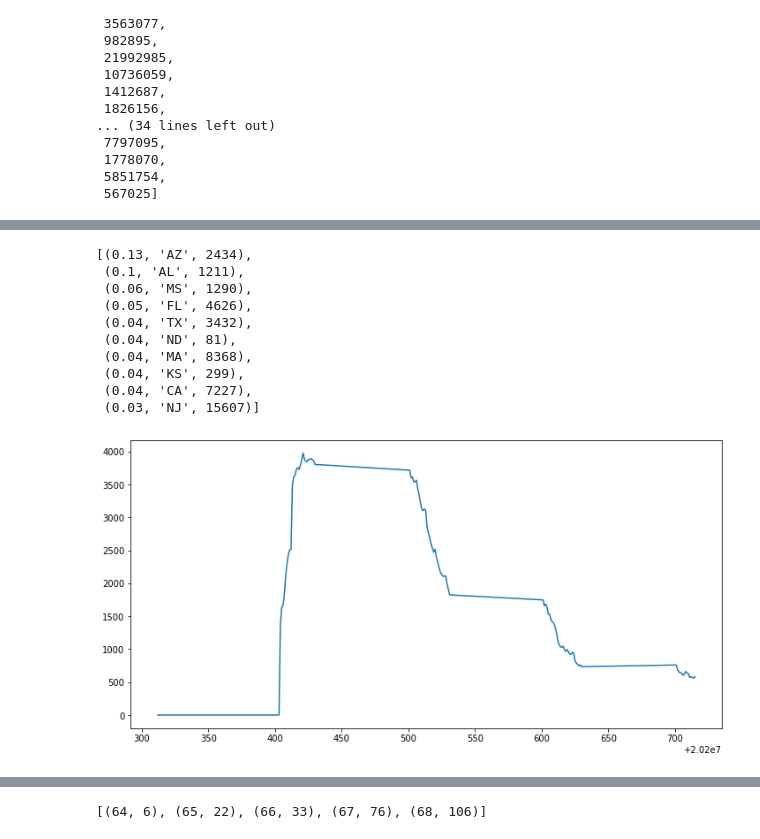
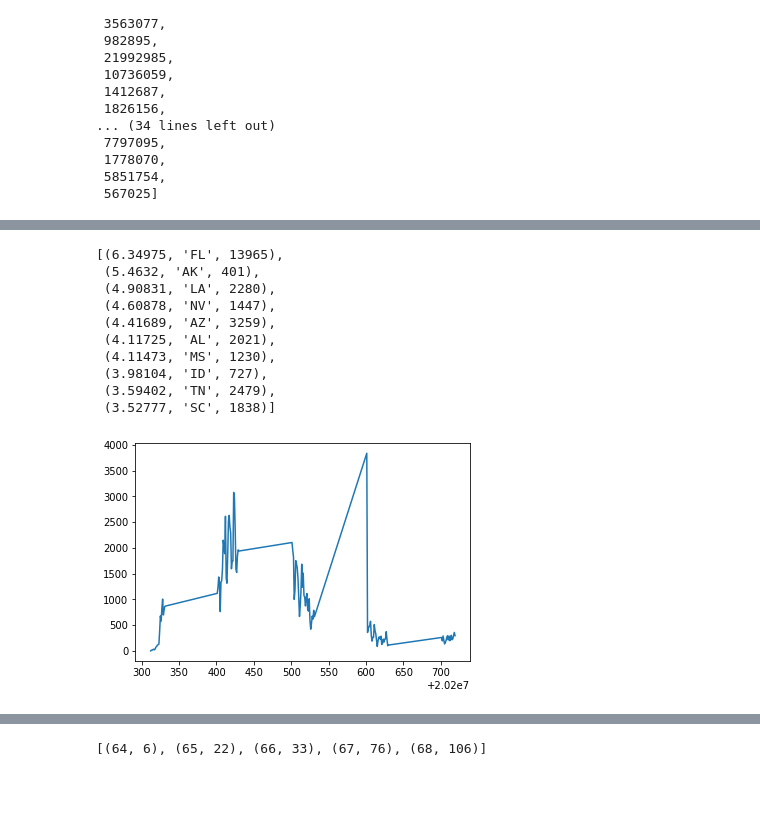
Before and after one commit to tjhickey724/covid19demo, a Jupyter notebook: Covid19RegionalAnalysis.ipynb, the cells around one changed output, grey strips where cells are left out. Saved outputs shown, nothing was run; the diff lists cells and outputs as text; code cells hidden in the pictures; blank space fills up the shorter version.

```diff
--- a/Covid19RegionalAnalysis.ipynb
+++ b/Covid19RegionalAnalysis.ipynb
@@ -151,30 +169,35 @@ rankstates = sorted([(round(10000*getField(d,f)/statePop(d['state']),2),d['state
 highestCases = [d[1] for d in rankstates]
 highestCases[:10]
 rankstates[:10]
-def getHighest(field):
-    rankstates = sorted([(round(10000*getField(d,f)/statePop(d['state']),2),d['state'],d['death']) for d in cdata[0] if d['date'] == 20200715],reverse=True)
+def getHighest(field,date):
+    rankstates = sorted([(round(10000*getField(d,field)/statePop(d['state']),2),d['state'],d['death']) for d in cdata[0] if d['date'] == date],reverse=True)
     highest = [d[1] for d in rankstates]
     return highest
-highestCases = getHighest(f)
+def getHighestData(field,date):
+    rankstates = sorted([(round(10000*getField(d,field)/statePop(d['state']),5),d['state'],getField(d,field)) for d in cdata[0] if d['date'] == date],reverse=True)
+    return rankstates
+highestCases = getHighest('positive',20200716)[:10]
+fastestCases = getHighest('positiveIncrease',20200716)[:10]
+getHighestData('positiveIncrease',20200716)[:10]
 # %% [output]
-[(0.13, 'AZ', 2434),
- (0.1, 'AL', 1211),
- (0.06, 'MS', 1290),
- (0.05, 'FL', 4626),
- (0.04, 'TX', 3432),
- (0.04, 'ND', 81),
- (0.04, 'MA', 8368),
- (0.04, 'KS', 299),
- (0.04, 'CA', 7227),
- (0.03, 'NJ', 15607)]
+[(6.34975, 'FL', 13965),
+ (5.4632, 'AK', 401),
+ (4.90831, 'LA', 2280),
+ (4.60878, 'NV', 1447),
+ (4.41689, 'AZ', 3259),
+ (4.11725, 'AL', 2021),
+ (4.11473, 'MS', 1230),
+ (3.98104, 'ID', 727),
+ (3.59402, 'TN', 2479),
+ (3.52777, 'SC', 1838)]
 # %%
-z = getStateData('MA','hospitalizedCurrently')
+z = getStateData('MA','positiveIncrease')
 #plt.plot([x[0] for x in z],[x[1] for x in z])
 def plotItems(items,field):
     plt.plot([x[0] for x in items],[x[1] for x in items],label=field)
 plotItems(z,'label')
 # %% [output]
-[figure, old version]
+[figure, new version]
 # %%
 def weeklyAvg(L):
     week = [0,0,0,0,0,0,0]
```
Also changed, not shown: parts of 10 cells of this notebook, 4 other files.
